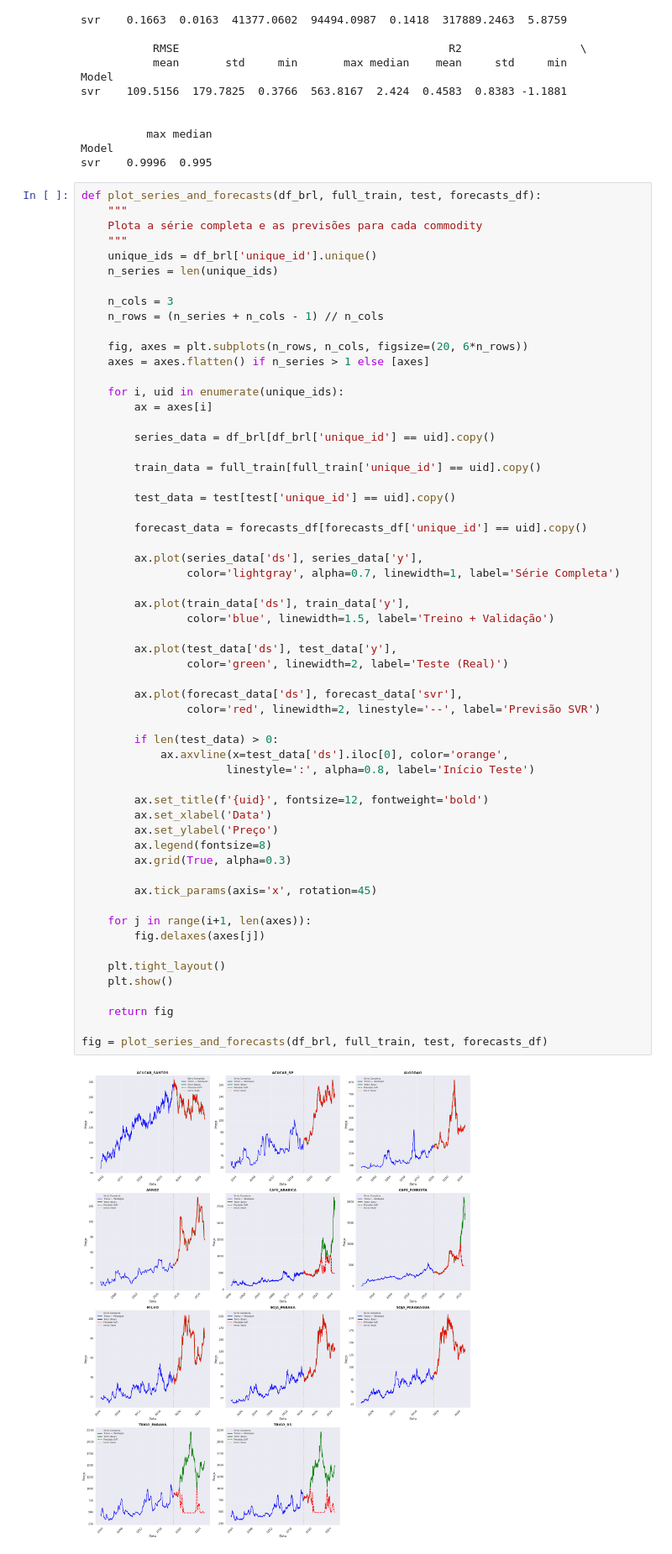
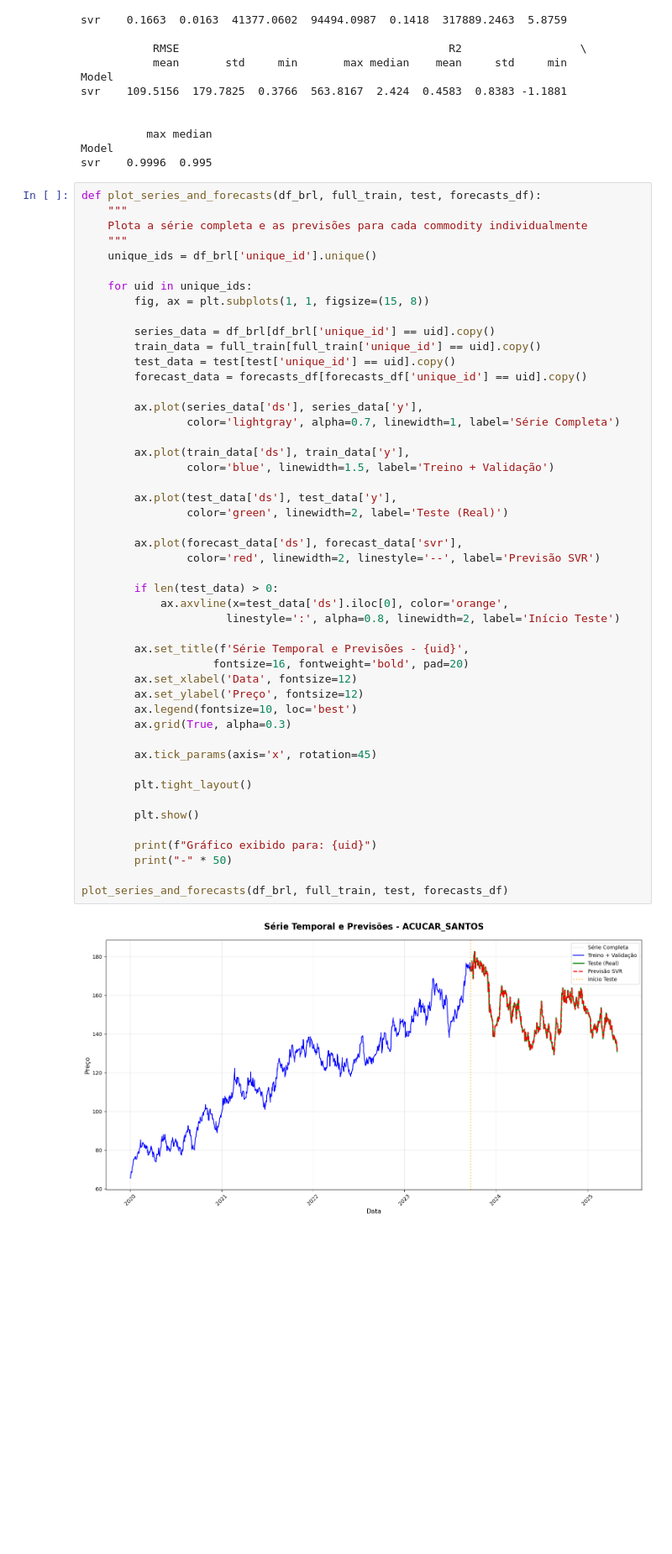
Before and after one commit to MateusVasc/sistemas-multiplos-preditores-commodities, a Jupyter notebook: src/models/ml/svr.ipynb, the cells around one changed output. Shown at 84% size. Cells and saved outputs as stored; diff of their text form; blank space fills up the shorter version.

Commit message:
feat: updates plots to return one at a time

```diff
--- a/src/models/ml/svr.ipynb
+++ b/src/models/ml/svr.ipynb
@@ -180,60 +152,50 @@ svr    0.9996  0.995
 # %%
 def plot_series_and_forecasts(df_brl, full_train, test, forecasts_df):
     """
-    Plota a série completa e as previsões para cada commodity
+    Plota a série completa e as previsões para cada commodity individualmente
     """
     unique_ids = df_brl['unique_id'].unique()
-    n_series = len(unique_ids)
 
-    n_cols = 3
-    n_rows = (n_series + n_cols - 1) // n_cols
-
-    fig, axes = plt.subplots(n_rows, n_cols, figsize=(20, 6*n_rows))
-    axes = axes.flatten() if n_series > 1 else [axes]
-
-    for i, uid in enumerate(unique_ids):
-        ax = axes[i]
+    for uid in unique_ids:
+        fig, ax = plt.subplots(1, 1, figsize=(15, 8))
 
         series_data = df_brl[df_brl['unique_id'] == uid].copy()
-
         train_data = full_train[full_train['unique_id'] == uid].copy()
-
         test_data = test[test['unique_id'] == uid].copy()
-
         forecast_data = forecasts_df[forecasts_df['unique_id'] == uid].copy()
 
         ax.plot(series_data['ds'], series_data['y'],
                 color='lightgray', alpha=0.7, linewidth=1, label='Série Completa')
 
         ax.plot(train_data['ds'], train_data['y'],
                 color='blue', linewidth=1.5, label='Treino + Validação')
 
         ax.plot(test_data['ds'], test_data['y'],
                 color='green', linewidth=2, label='Teste (Real)')
 
         ax.plot(forecast_data['ds'], forecast_data['svr'],
                 color='red', linewidth=2, linestyle='--', label='Previsão SVR')
 
         if len(test_data) > 0:
             ax.axvline(x=test_data['ds'].iloc[0], color='orange',
-                      linestyle=':', alpha=0.8, label='Início Teste')
+                      linestyle=':', alpha=0.8, linewidth=2, label='Início Teste')
 
-        ax.set_title(f'{uid}', fontsize=12, fontweight='bold')
-        ax.set_xlabel('Data')
-        ax.set_ylabel('Preço')
-        ax.legend(fontsize=8)
+        ax.set_title(f'Série Temporal e Previsões - {uid}',
+                    fontsize=16, fontweight='bold', pad=20)
+        ax.set_xlabel('Data', fontsize=12)
+        ax.set_ylabel('Preço', fontsize=12)
+        ax.legend(fontsize=10, loc='best')
         ax.grid(True, alpha=0.3)
 
         ax.tick_params(axis='x', rotation=45)
 
-    for j in range(i+1, len(axes)):
-        fig.delaxes(axes[j])
+        plt.tight_layout()
 
-    plt.tight_layout()
-    plt.show()
+        plt.show()
 
-    return fig
+        print(f"Gráfico exibido para: {uid}")
+        print("-" * 50)
 
-fig = plot_series_and_forecasts(df_brl, full_train, test, forecasts_df)
+plot_series_and_forecasts(df_brl, full_train, test, forecasts_df)
 # %% [output]
-[figure, old version]
+[figure, new version]
```
Also changed, not shown: parts of 4 cells of this notebook.
